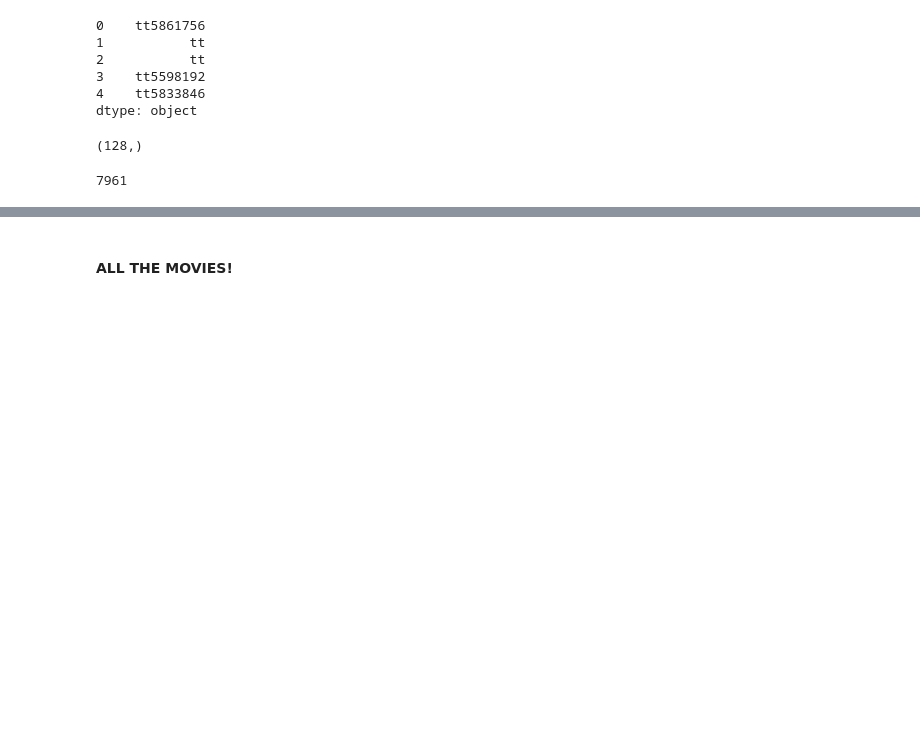
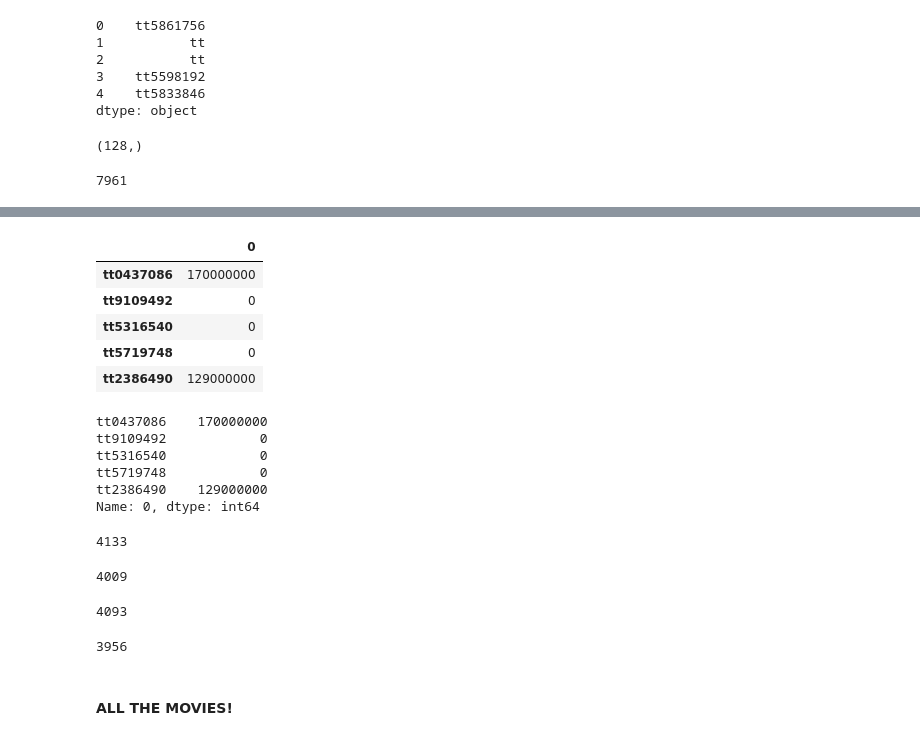
Before and after one commit to MagicMilly/women-in-film-analysis-dashboard, a Jupyter notebook: API_Fun.ipynb, the cells around one changed output, grey strips where cells are left out. Saved outputs shown, nothing was run; the diff lists cells and outputs as text; code cells hidden in the pictures; blank space fills up the shorter version.

```diff
--- a/API_Fun.ipynb
+++ b/API_Fun.ipynb
@@ -363,5 +365,39 @@ revenue_df = pd.DataFrame.from_dict(data=revenues, orient='index')
 # %%
 budget_df.to_csv('my_data/budget_data_from_api.csv')
 revenue_df.to_csv('my_data/revenue_data_from_api.csv')
+# %%
+budget_df.head()
+# %% [output]
+|  | 0 |
+| tt0437086 | 170000000 |
+| tt9109492 | 0 |
+| tt5316540 | 0 |
+| tt5719748 | 0 |
+| tt2386490 | 129000000 |
+# %%
+budget_df[0].head()
+# %% [output]
+tt0437086    170000000
+tt9109492            0
+tt5316540            0
+tt5719748            0
+tt2386490    129000000
+Name: 0, dtype: int64
+# %%
+len(budget_df.loc[budget_df[0] != 0])
+# %% [output]
+4133
+# %%
+len(bechdel_df.loc[bechdel_df.updated_budgets != 0])
+# %% [output]
+4009
+# %%
+len(revenue_df.loc[revenue_df[0] != 0])
+# %% [output]
+4093
+# %%
+len(bechdel_df.loc[bechdel_df.updated_revenue != 0])
+# %% [output]
+3956
 # %% [markdown]
 #### ALL THE MOVIES!
```
Also changed, not shown: parts of 3 cells of this notebook.
